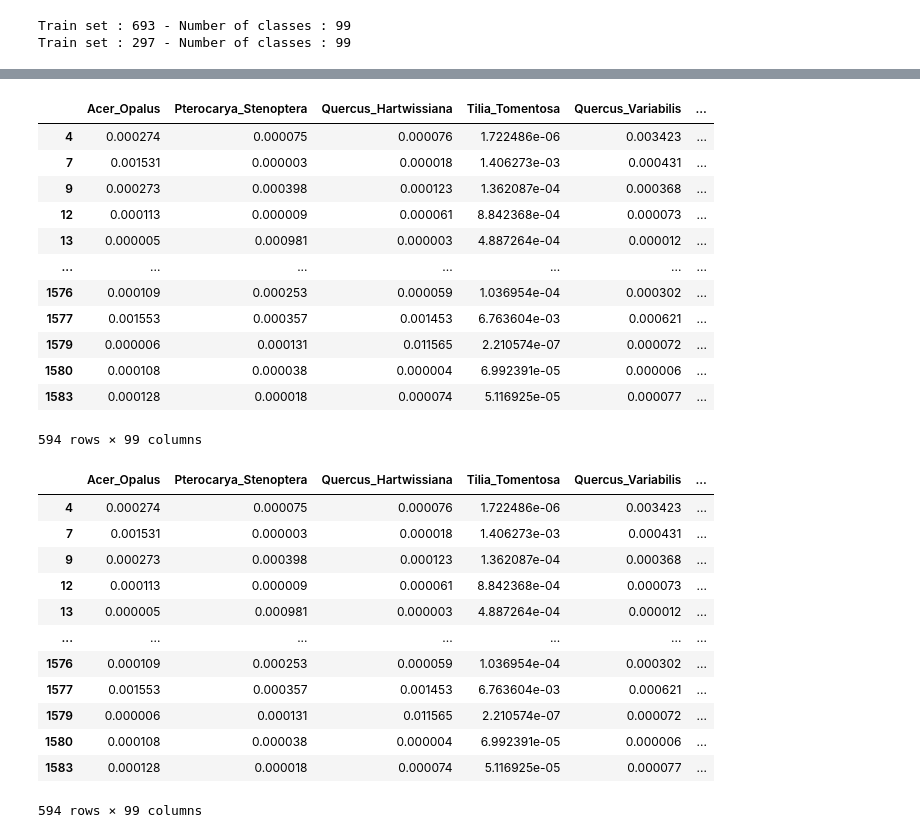
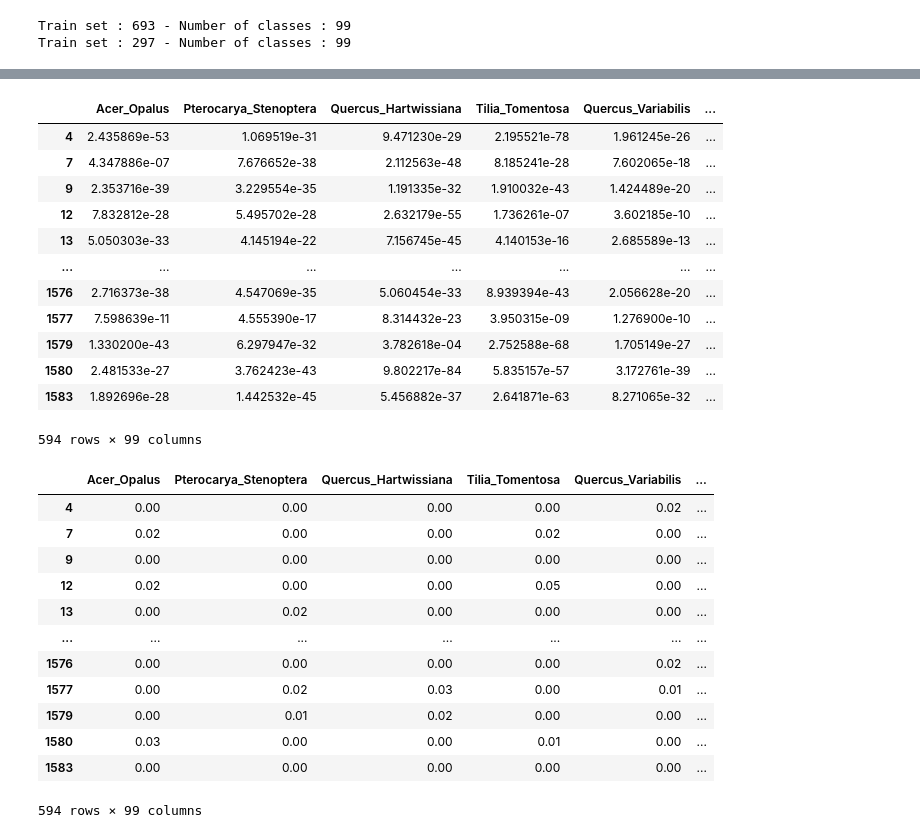
Before and after one commit to darhal/IFT603-LearningTechniques, a Jupyter notebook: Project/workspace.ipynb, the cells around one changed output, grey strips where cells are left out. Cells and saved outputs as stored; diff of their text form; code cells hidden in the pictures.

```diff
--- a/Project/workspace.ipynb
+++ b/Project/workspace.ipynb
@@ -264 +270,13 @@ df.to_csv("submissions/logi_submission.csv", index_label="id")
 594 rows × 99 columns
+# %%
+svm = SupportVectorMachine(stand_trans=True)
+svm.train(dataset)
+probs, classes = svm.predict_probs(submission_set.features)
+
+df = pd.DataFrame(
+    data=probs,
+    columns=dl.classes,
+    index=test_dl.classes
+)
+display(df)
+df.to_csv("submissions/svm_submission.csv", index_label="id")
@@ -265,32 +297,34 @@ df.to_csv("submissions/logi_submission.csv", index_label="id")
 # %%
 mlp = MultiLayerPerceptron(stand_trans=True)
 mlp.train(dataset)
-probs, classes = lc.predict_probs(submission_set.features)
+probs, classes = mlp.predict_probs(submission_set.features)
+
 df = pd.DataFrame(
     data=probs,
     columns=dl.classes,
     index=test_dl.classes
 )
 display(df)
 df.to_csv("submissions/mlp_submission.csv", index_label="id")
 # %% [output]
 |  | Acer_Opalus | Pterocarya_Stenoptera | Quercus_Hartwissiana | Tilia_Tomentosa | Quercus_Variabilis | ... |
-| 4 | 0.000274 | 0.000075 | 0.000076 | 1.722486e-06 | 0.003423 | ... |
-| 7 | 0.001531 | 0.000003 | 0.000018 | 1.406273e-03 | 0.000431 | ... |
-| 9 | 0.000273 | 0.000398 | 0.000123 | 1.362087e-04 | 0.000368 | ... |
-| 12 | 0.000113 | 0.000009 | 0.000061 | 8.842368e-04 | 0.000073 | ... |
-| 13 | 0.000005 | 0.000981 | 0.000003 | 4.887264e-04 | 0.000012 | ... |
+| 4 | 2.435869e-53 | 1.069519e-31 | 9.471230e-29 | 2.195521e-78 | 1.961245e-26 | ... |
+| 7 | 4.347886e-07 | 7.676652e-38 | 2.112563e-48 | 8.185241e-28 | 7.602065e-18 | ... |
+| 9 | 2.353716e-39 | 3.229554e-35 | 1.191335e-32 | 1.910032e-43 | 1.424489e-20 | ... |
+| 12 | 7.832812e-28 | 5.495702e-28 | 2.632179e-55 | 1.736261e-07 | 3.602185e-10 | ... |
+| 13 | 5.050303e-33 | 4.145194e-22 | 7.156745e-45 | 4.140153e-16 | 2.685589e-13 | ... |
 | ... | ... | ... | ... | ... | ... | ... |
-| 1576 | 0.000109 | 0.000253 | 0.000059 | 1.036954e-04 | 0.000302 | ... |
-| 1577 | 0.001553 | 0.000357 | 0.001453 | 6.763604e-03 | 0.000621 | ... |
-| 1579 | 0.000006 | 0.000131 | 0.011565 | 2.210574e-07 | 0.000072 | ... |
-| 1580 | 0.000108 | 0.000038 | 0.000004 | 6.992391e-05 | 0.000006 | ... |
-| 1583 | 0.000128 | 0.000018 | 0.000074 | 5.116925e-05 | 0.000077 | ... |
+| 1576 | 2.716373e-38 | 4.547069e-35 | 5.060454e-33 | 8.939394e-43 | 2.056628e-20 | ... |
+| 1577 | 7.598639e-11 | 4.555390e-17 | 8.314432e-23 | 3.950315e-09 | 1.276900e-10 | ... |
+| 1579 | 1.330200e-43 | 6.297947e-32 | 3.782618e-04 | 2.752588e-68 | 1.705149e-27 | ... |
+| 1580 | 2.481533e-27 | 3.762423e-43 | 9.802217e-84 | 5.835157e-57 | 3.172761e-39 | ... |
+| 1583 | 1.892696e-28 | 1.442532e-45 | 5.456882e-37 | 2.641871e-63 | 8.271065e-32 | ... |
 594 rows × 99 columns
 # %%
-mlp = RandomForest(stand_trans=True)
-mlp.train(dataset)
-probs, classes = lc.predict_probs(submission_set.features)
+rf = RandomForest(stand_trans=True)
+rf.train(dataset)
+probs, classes = rf.predict_probs(submission_set.features)
+
 df = pd.DataFrame(
     data=probs,
     columns=dl.classes,
@@ -300,15 +334,15 @@ display(df)
 df.to_csv("submissions/rf_submission.csv", index_label="id")
 # %% [output]
 |  | Acer_Opalus | Pterocarya_Stenoptera | Quercus_Hartwissiana | Tilia_Tomentosa | Quercus_Variabilis | ... |
-| 4 | 0.000274 | 0.000075 | 0.000076 | 1.722486e-06 | 0.003423 | ... |
-| 7 | 0.001531 | 0.000003 | 0.000018 | 1.406273e-03 | 0.000431 | ... |
-| 9 | 0.000273 | 0.000398 | 0.000123 | 1.362087e-04 | 0.000368 | ... |
-| 12 | 0.000113 | 0.000009 | 0.000061 | 8.842368e-04 | 0.000073 | ... |
-| 13 | 0.000005 | 0.000981 | 0.000003 | 4.887264e-04 | 0.000012 | ... |
+| 4 | 0.00 | 0.00 | 0.00 | 0.00 | 0.02 | ... |
+| 7 | 0.02 | 0.00 | 0.00 | 0.02 | 0.00 | ... |
+| 9 | 0.00 | 0.00 | 0.00 | 0.00 | 0.00 | ... |
+| 12 | 0.02 | 0.00 | 0.00 | 0.05 | 0.00 | ... |
+| 13 | 0.00 | 0.02 | 0.00 | 0.00 | 0.00 | ... |
 | ... | ... | ... | ... | ... | ... | ... |
-| 1576 | 0.000109 | 0.000253 | 0.000059 | 1.036954e-04 | 0.000302 | ... |
-| 1577 | 0.001553 | 0.000357 | 0.001453 | 6.763604e-03 | 0.000621 | ... |
-| 1579 | 0.000006 | 0.000131 | 0.011565 | 2.210574e-07 | 0.000072 | ... |
-| 1580 | 0.000108 | 0.000038 | 0.000004 | 6.992391e-05 | 0.000006 | ... |
-| 1583 | 0.000128 | 0.000018 | 0.000074 | 5.116925e-05 | 0.000077 | ... |
+| 1576 | 0.00 | 0.00 | 0.00 | 0.00 | 0.02 | ... |
+| 1577 | 0.00 | 0.02 | 0.03 | 0.00 | 0.01 | ... |
+| 1579 | 0.00 | 0.01 | 0.02 | 0.00 | 0.00 | ... |
+| 1580 | 0.03 | 0.00 | 0.00 | 0.01 | 0.00 | ... |
+| 1583 | 0.00 | 0.00 | 0.00 | 0.00 | 0.00 | ... |
 594 rows × 99 columns
```
Also changed, not shown: parts of 9 cells of this notebook, 8 other files.
